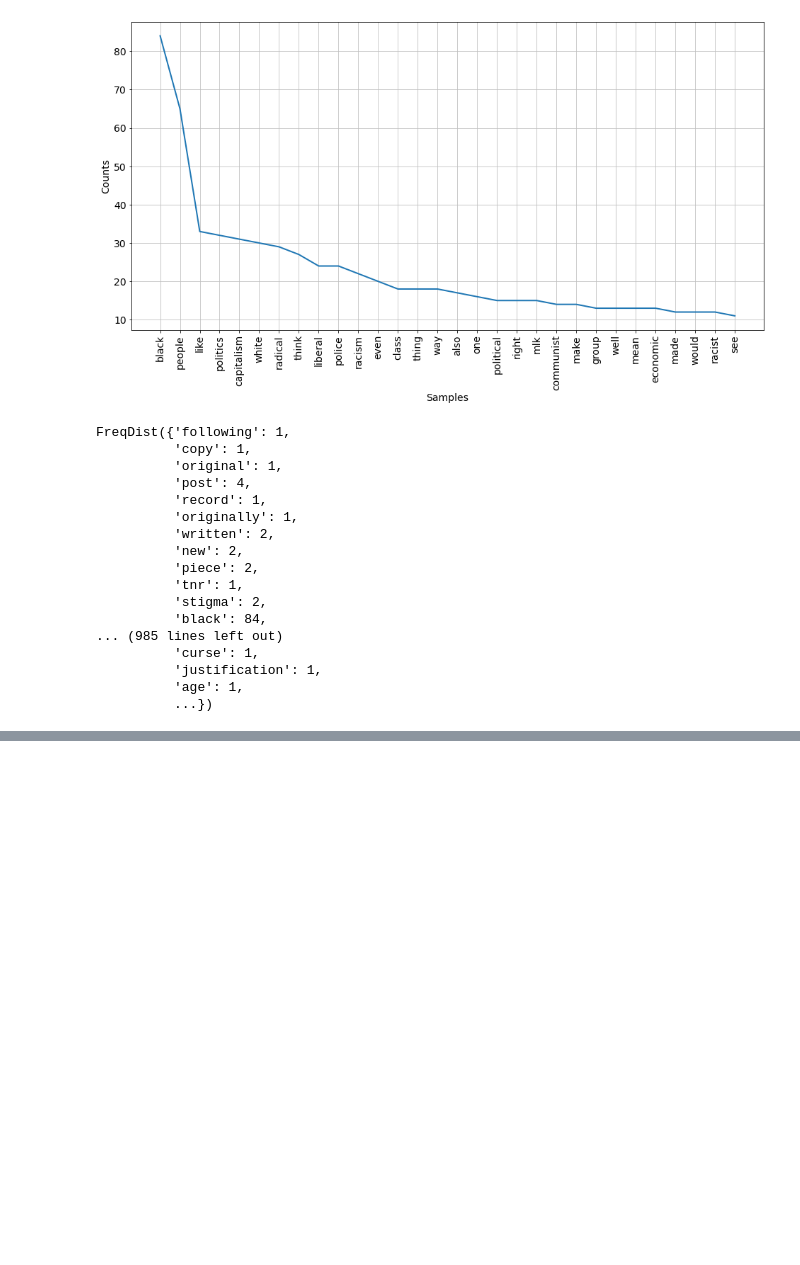
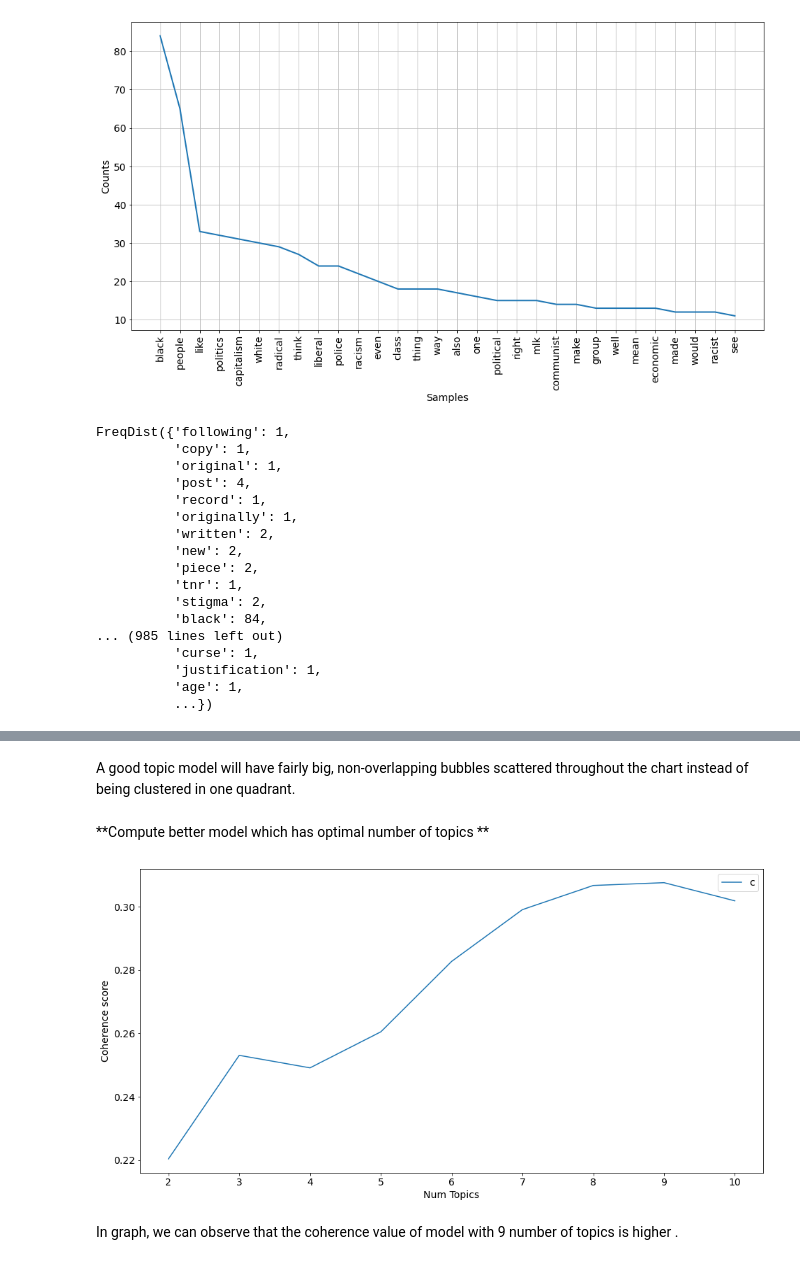
Before and after one commit to Akshay024/Reddit-Post-Comments-Analysis, a Jupyter notebook: comments_analysis.ipynb, the cells around one changed output, grey strips where cells are left out. Cells and saved outputs as stored; diff of their text form; code cells hidden in the pictures; blank space fills up the shorter version.

```diff
--- a/comments_analysis.ipynb
+++ b/comments_analysis.ipynb
@@ -216,0 +353,2 @@ plt.show()
+# %%
+words = list(sentiment_df['Processed_Comment']) #convert into list
@@ -216,0 +375,3 @@ plt.show()
+# %%
+# Form Bigrams
+data_words_bigrams = make_bigrams(words)
@@ -216,0 +534,47 @@ plt.show()
+# %% [markdown]
+A good topic model will have fairly big, non-overlapping bubbles scattered throughout the chart instead of being clustered in one quadrant.
+# %% [markdown]
+**Compute better model which has optimal number of topics **
+# %%
+def compute_coherence_values(dictionary, corpus, texts, limit, start=2, step=3):
+    """
+    Compute coherence for various number of topics
+
+    Parameters:
+    ----------
+    dictionary : Gensim dictionary
+    corpus : Gensim corpus
+    texts : List of input texts
+    limit : Max num of topics
+
+    Returns:
+    -------
+    model_list : List of LDA topic models
+    coherence_values : Coherence values corresponding to the LDA model with respective number of topics
+    """
+    coherence_values = []
+    model_list = []
+    for num_topics in range(start, limit, step):
+        model =  gensim.models.ldamodel.LdaModel( corpus=corpus, id2word=id2word,num_topics=num_topics)
+        model_list.append(model)
+        coherencemodel = CoherenceModel(model=model, texts=texts, dictionary=dictionary, coherence='c_v')
+        coherence_values.append(coherencemodel.get_coherence())
+
+    return model_list, coherence_values
+# %%
+# May take a long time to run if we have more number of models.
+#Here I have taken the 2 number of topics to 10 number of topics in consideration
+model_list, coherence_values = compute_coherence_values(dictionary=id2word, corpus=corpus, texts=comment_lemmatized, start=2, limit=11, step=1)
+# %%
+# Show graph of coherence values
+limit=11; start=2; step=1;
+x = range(start, limit, step)
+plt.plot(x, coherence_values)
+plt.xlabel("Num Topics")
+plt.ylabel("Coherence score")
+plt.legend(("coherence_values"), loc='best')
+plt.show()
+# %% [output]
+[figure, added]
+# %% [markdown]
+In graph, we can observe that the coherence value of model with 9 number of topics is higher .
```
Also changed, not shown: parts of 40 cells of this notebook.
